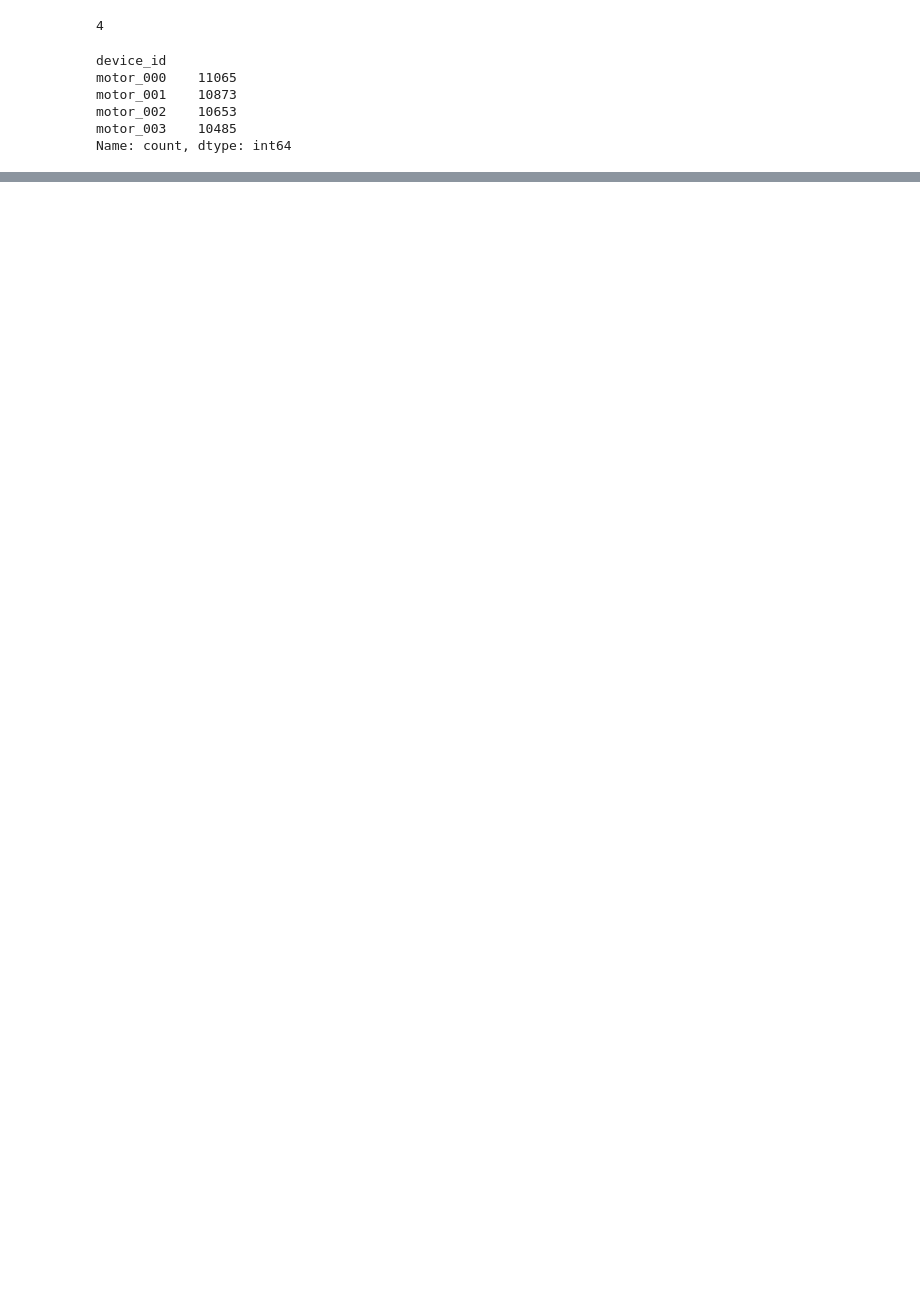
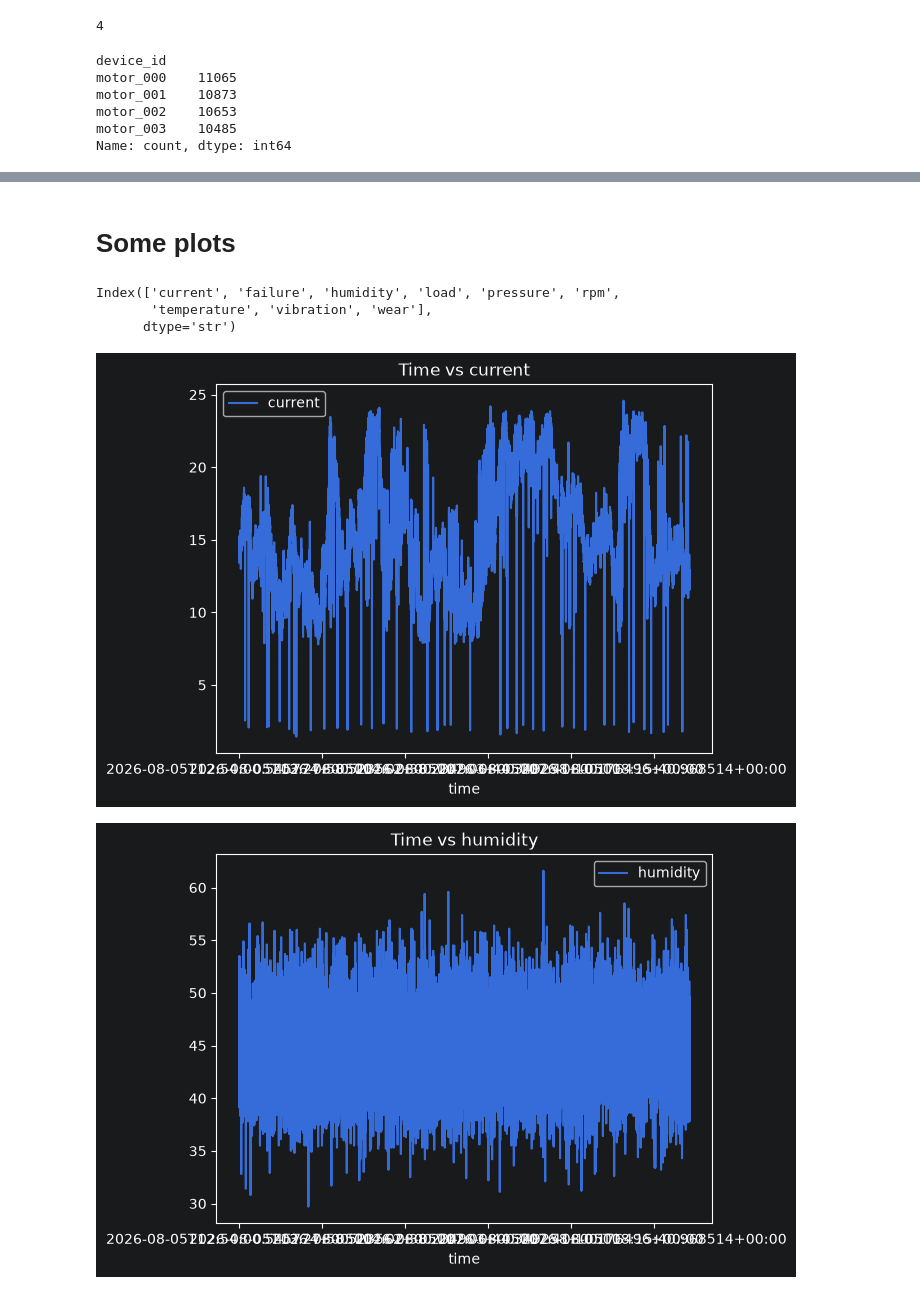
Before and after one commit to yrmint/predictive-maintenance, a Jupyter notebook: notebooks/experiments.ipynb, the cells around one changed output, grey strips where cells are left out. Drawn from its saved outputs; the diff is of its cells as text; code cells hidden in the pictures; blank space fills up the shorter version.

Commit message:
some plots

```diff
--- a/notebooks/experiments.ipynb
+++ b/notebooks/experiments.ipynb
@@ -75,0 +78,21 @@ df.groupby("device_id")["time"].agg(["min", "max", "count"])
+# %% [markdown]
+# Some plots
+# %%
+features = df.columns.drop('time').drop('device_id')
+features
+# %% [output]
+Index(['current', 'failure', 'humidity', 'load', 'pressure', 'rpm',
+       'temperature', 'vibration', 'wear'],
+      dtype='str')
+# %%
+device = "motor_001"
+# %%
+subset = df[df['device_id'] == device].drop(columns='device_id')
+
+for feature in features:
+    subset.plot(x='time',
+                y=feature,
+                title=f"Time vs {feature}")
+# %% [output]
+[figure, added]
+[figure, added]
```
Also changed, not shown: parts of 7 cells of this notebook.
